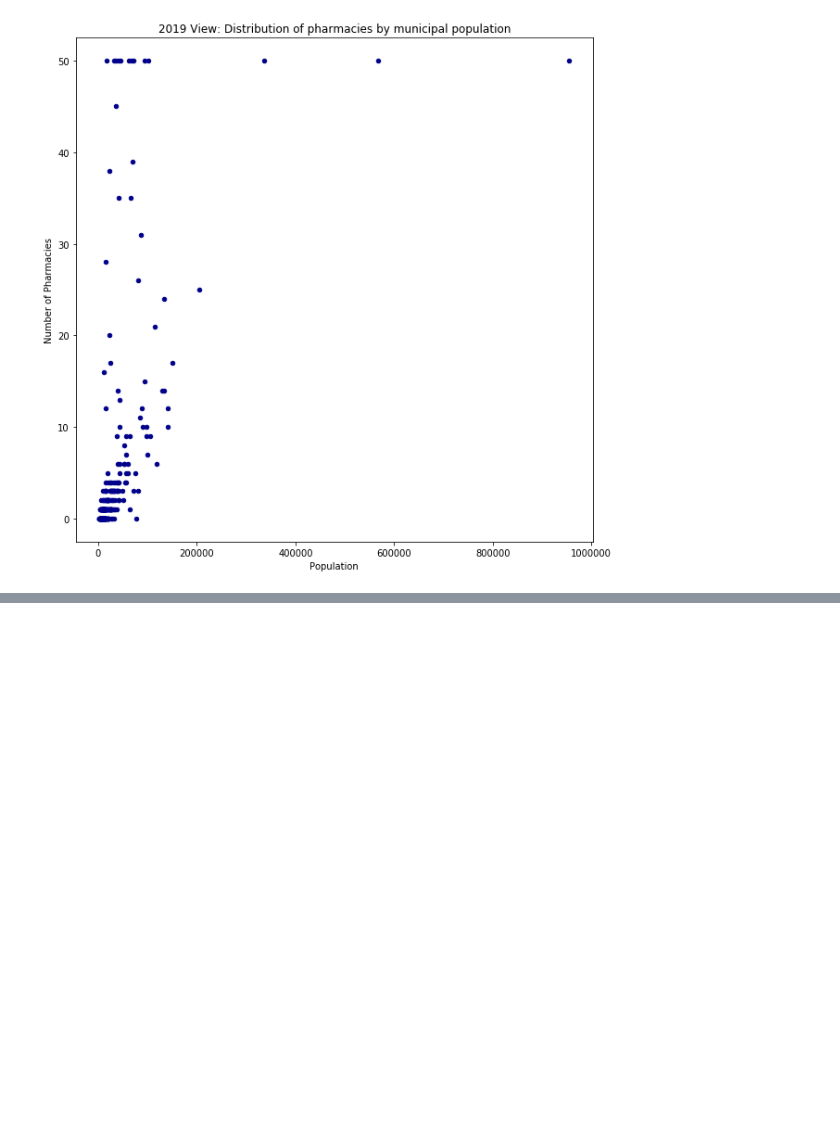
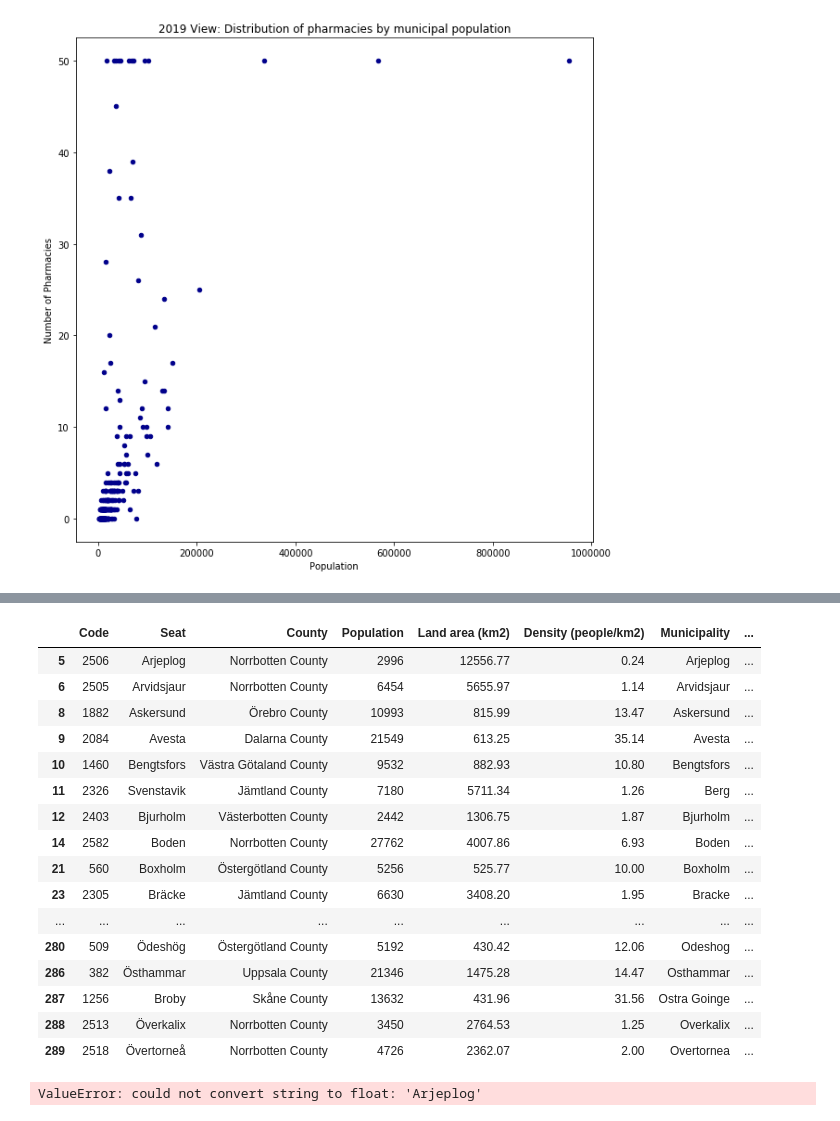
Before and after one commit to mcalmeida13/Coursera-_Capstone, a Jupyter notebook: Data Science Capstone Assessment 2.ipynb, the cells around one changed output, grey strips where cells are left out. Saved outputs shown, nothing was run; the diff lists cells and outputs as text; code cells hidden in the pictures; blank space fills up the shorter version.

```diff
--- a/Data Science Capstone Assessment 2.ipynb
+++ b/Data Science Capstone Assessment 2.ipynb
@@ -275,0 +353,28 @@ plt.show()
+# %%
+df_adjustz
+# %% [output]
+|  | Code | Seat | County | Population | Land area (km2) | Density (people/km2) | Municipality | ... |
+| 5 | 2506 | Arjeplog | Norrbotten County | 2996 | 12556.77 | 0.24 | Arjeplog | ... |
+| 6 | 2505 | Arvidsjaur | Norrbotten County | 6454 | 5655.97 | 1.14 | Arvidsjaur | ... |
+| 8 | 1882 | Askersund | Örebro County | 10993 | 815.99 | 13.47 | Askersund | ... |
+| 9 | 2084 | Avesta | Dalarna County | 21549 | 613.25 | 35.14 | Avesta | ... |
+| 10 | 1460 | Bengtsfors | Västra Götaland County | 9532 | 882.93 | 10.80 | Bengtsfors | ... |
+| 11 | 2326 | Svenstavik | Jämtland County | 7180 | 5711.34 | 1.26 | Berg | ... |
+| 12 | 2403 | Bjurholm | Västerbotten County | 2442 | 1306.75 | 1.87 | Bjurholm | ... |
+| 14 | 2582 | Boden | Norrbotten County | 27762 | 4007.86 | 6.93 | Boden | ... |
+| 21 | 560 | Boxholm | Östergötland County | 5256 | 525.77 | 10.00 | Boxholm | ... |
+| 23 | 2305 | Bräcke | Jämtland County | 6630 | 3408.20 | 1.95 | Bracke | ... |
+| ... | ... | ... | ... | ... | ... | ... | ... | ... |
+| 280 | 509 | Ödeshög | Östergötland County | 5192 | 430.42 | 12.06 | Odeshog | ... |
+| 286 | 382 | Östhammar | Uppsala County | 21346 | 1475.28 | 14.47 | Osthammar | ... |
+| 287 | 1256 | Broby | Skåne County | 13632 | 431.96 | 31.56 | Ostra Goinge | ... |
+| 288 | 2513 | Överkalix | Norrbotten County | 3450 | 2764.53 | 1.25 | Overkalix | ... |
+| 289 | 2518 | Övertorneå | Norrbotten County | 4726 | 2362.07 | 2.00 | Overtornea | ... |
+# %%
+# normalise dataframe values
+x = df_adjustz.values #returns a numpy array
+min_max_scaler = preprocessing.MinMaxScaler()
+x_scaled = min_max_scaler.fit_transform(x)
+df_normal = pd.DataFrame(x_scaled)
+# %% [output]
+ValueError: could not convert string to float: 'Arjeplog'
```
Also changed, not shown: parts of 17 cells of this notebook.
